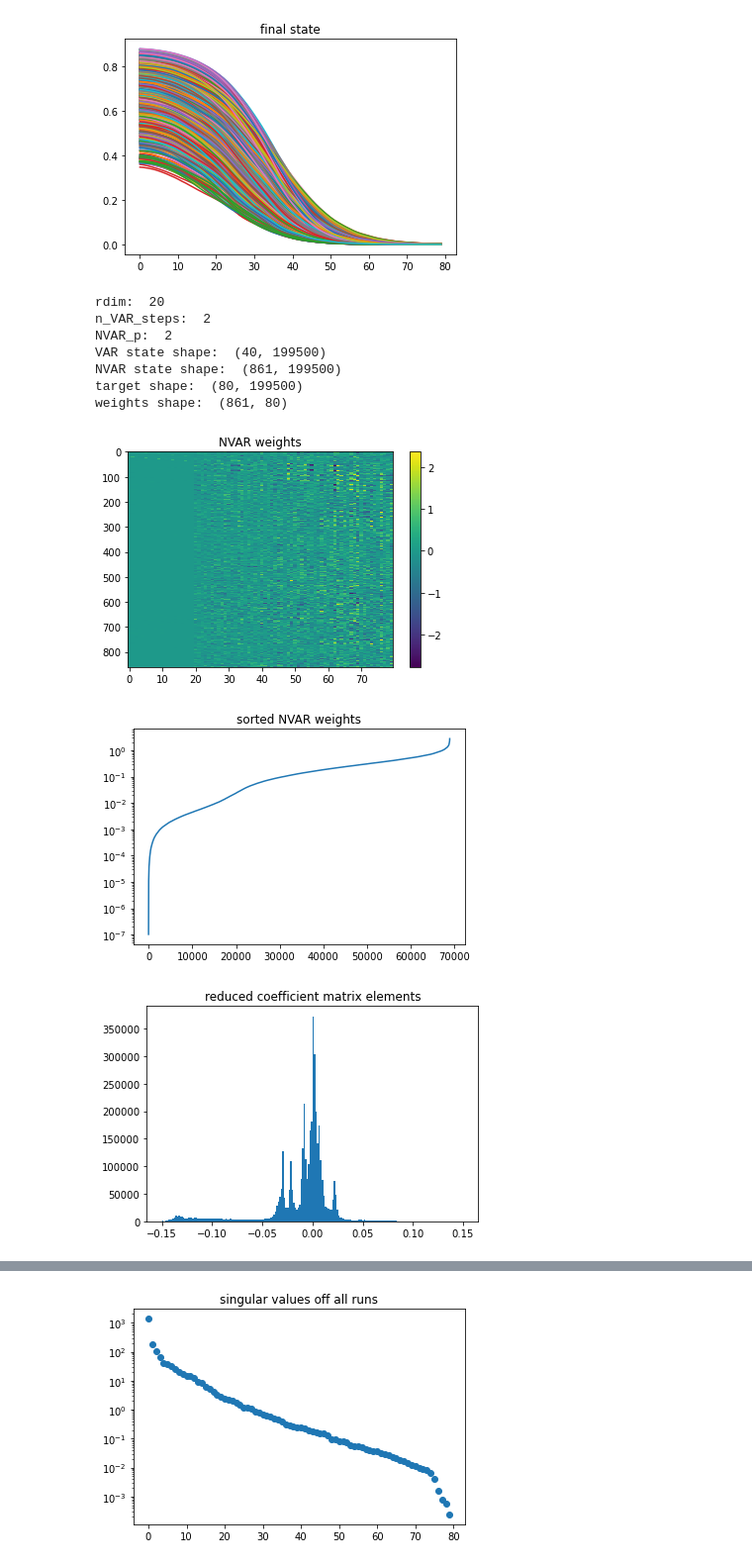
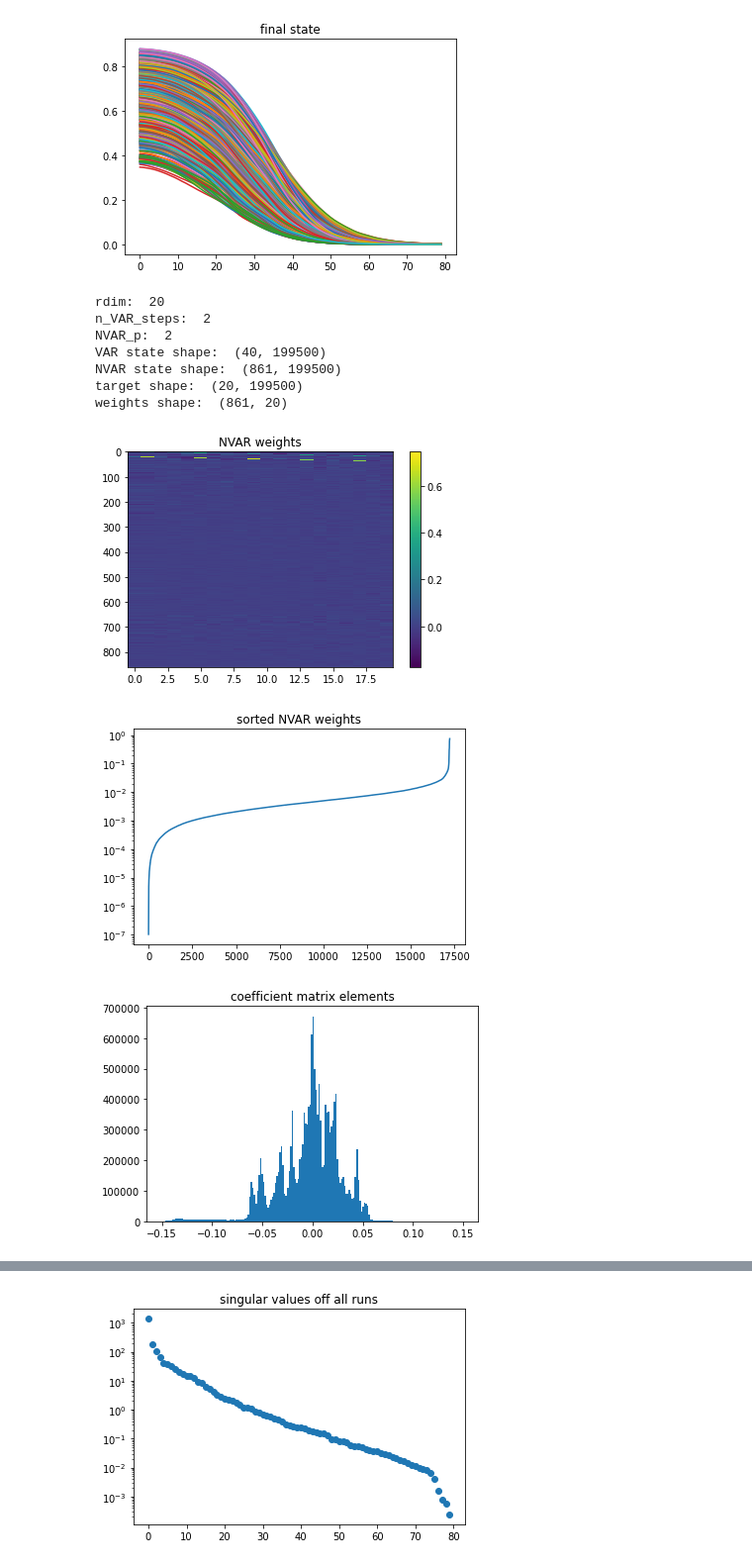
Before and after one commit to stmeinecke/derrom, a Jupyter notebook: ELPH-ML_NVAR_testmod.ipynb, the cells around one changed output, grey strips where cells are left out. Shown: that part at 99% size. Cells and saved outputs as stored; diff of their text form; code cells hidden in the pictures.

```diff
--- a/ELPH-ML_NVAR_testmod.ipynb
+++ b/ELPH-ML_NVAR_testmod.ipynb
@@ -57,34 +57,38 @@ runs[0] shape:  (80, 400)
 # %%
 optimizer = ELPH_Optimizer.ridge(alpha=10.**-2.8)
 
 # scaler = ELPH_Scaler.standardize_scaler()
 scaler = ELPH_Scaler.normalize_scaler(0.3)
 # scaler = ELPH_Scaler.tanh_scaler(arg_scale=1.0, out_scale=0.3)
 
 NVAR = SVDNVAR(runs)
 NVAR.train(rdim=20, n_VAR_steps=2, NVAR_p=2, intercept=True, optimizer=optimizer, scaler=scaler)
 NVAR.print_status()
 
 plt.imshow(NVAR.w, aspect='auto', interpolation='none')
 plt.colorbar()
 plt.title('NVAR weights')
 plt.show()
 
 plt.semilogy(np.sort(np.ravel(np.abs(NVAR.w))))
 plt.title('sorted NVAR weights')
 plt.show()
 
-plt.hist(np.ravel(NVAR.red_coef_matrix), bins=200)
+plt.hist(np.ravel(NVAR.coef_matrix), bins=200)
+plt.title('coefficient matrix elements')
+plt.show()
+
+plt.hist(np.ravel(NVAR.coef_matrix[:NVAR.rdim]), bins=200)
 plt.title('reduced coefficient matrix elements')
 plt.show()
 # %% [output]
 rdim:  20
 n_VAR_steps:  2
 NVAR_p:  2
 VAR state shape:  (40, 199500)
 NVAR state shape:  (861, 199500)
-target shape:  (80, 199500)
-weights shape:  (861, 80)
+target shape:  (20, 199500)
+weights shape:  (861, 20)
-[figure, old version]
+[figure, new version]
-[figure, old version]
+[figure, new version]
-[figure, old version]
+[figure, new version]
```
Also changed, not shown: parts of 6 cells of this notebook, 2 other files.
